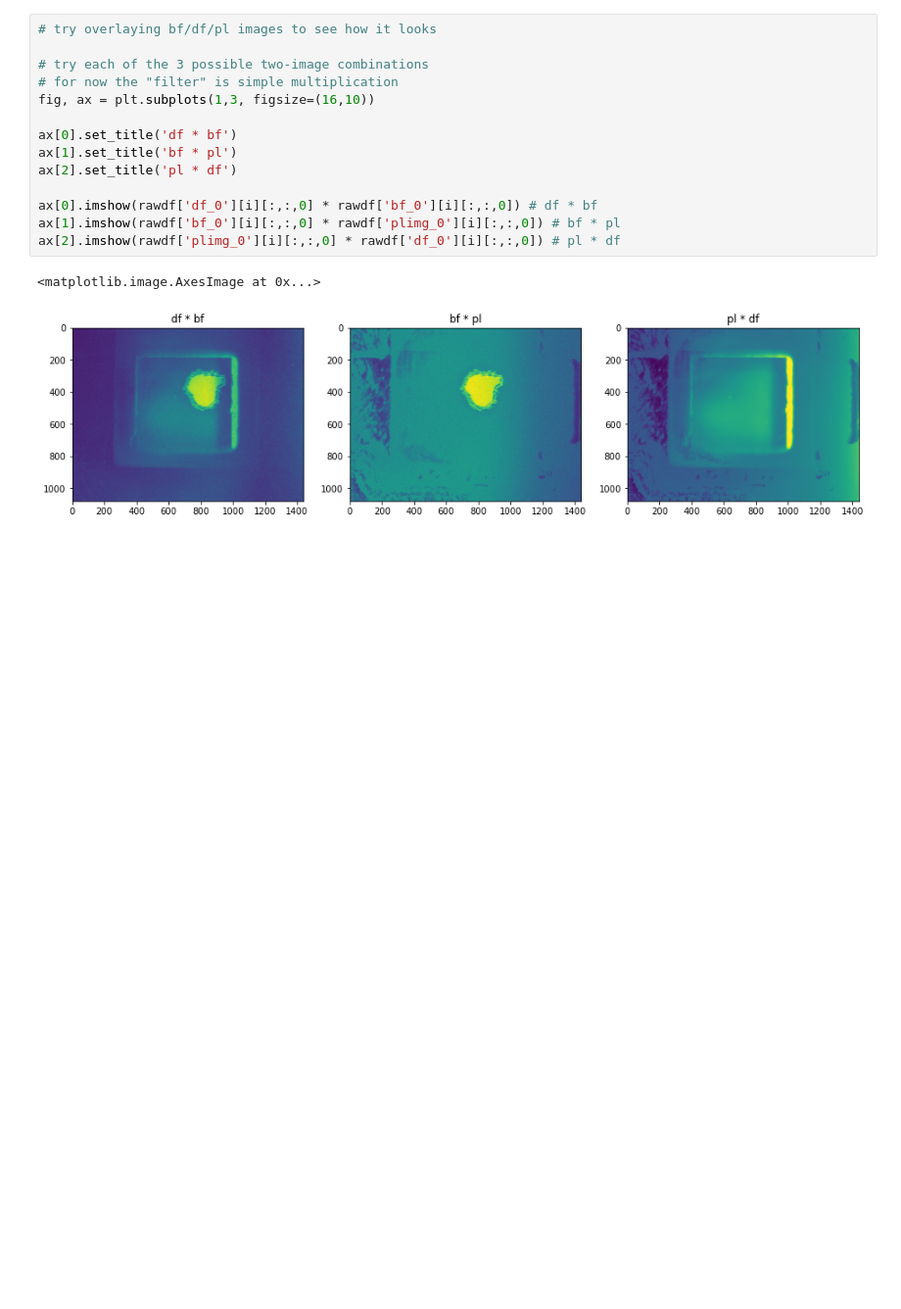
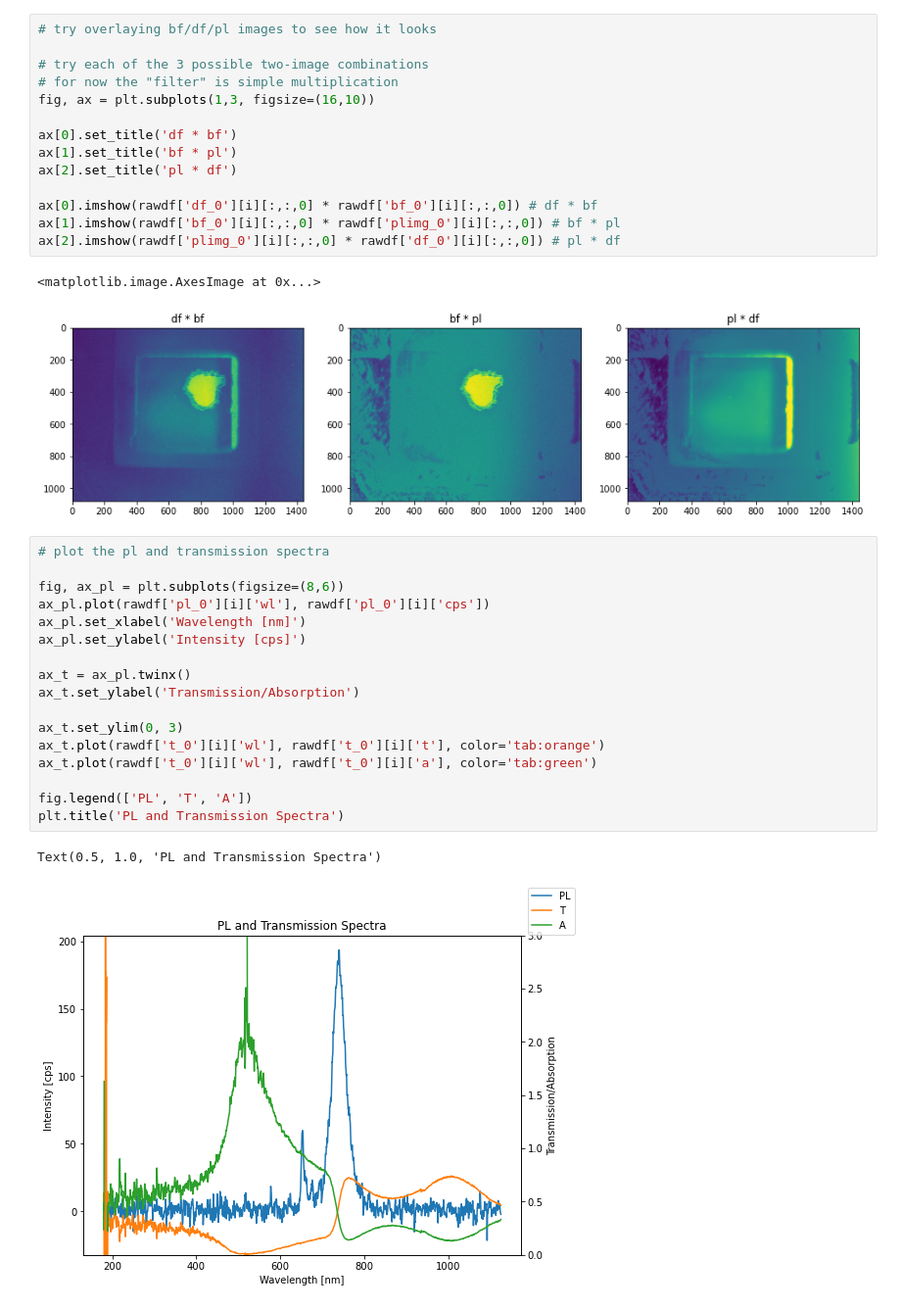
Before and after one commit to fenning-research-group/PASCAL_TrainView, a Jupyter notebook: analysis.ipynb, the cells around one changed output. Shown at 98% size. Cells and saved outputs as stored; diff of their text form; blank space fills up the shorter version.

Commit message:
plot pl and transmission/absorption spectra

```diff
--- a/analysis.ipynb
+++ b/analysis.ipynb
@@ -161,3 +173,23 @@ ax[2].imshow(rawdf['plimg_0'][i][:,:,0] * rawdf['df_0'][i][:,:,0]) # pl * df
 # %% [output]
 <matplotlib.image.AxesImage at 0x...>
 [figure]
+# %%
+# plot the pl and transmission spectra
+
+fig, ax_pl = plt.subplots(figsize=(8,6))
+ax_pl.plot(rawdf['pl_0'][i]['wl'], rawdf['pl_0'][i]['cps'])
+ax_pl.set_xlabel('Wavelength [nm]')
+ax_pl.set_ylabel('Intensity [cps]')
+
+ax_t = ax_pl.twinx()
+ax_t.set_ylabel('Transmission/Absorption')
+
+ax_t.set_ylim(0, 3)
+ax_t.plot(rawdf['t_0'][i]['wl'], rawdf['t_0'][i]['t'], color='tab:orange')
+ax_t.plot(rawdf['t_0'][i]['wl'], rawdf['t_0'][i]['a'], color='tab:green')
+
+fig.legend(['PL', 'T', 'A'])
+plt.title('PL and Transmission Spectra')
+# %% [output]
+Text(0.5, 1.0, 'PL and Transmission Spectra')
+[figure, added]
```
Also changed, not shown: parts of 1 cell of this notebook.
